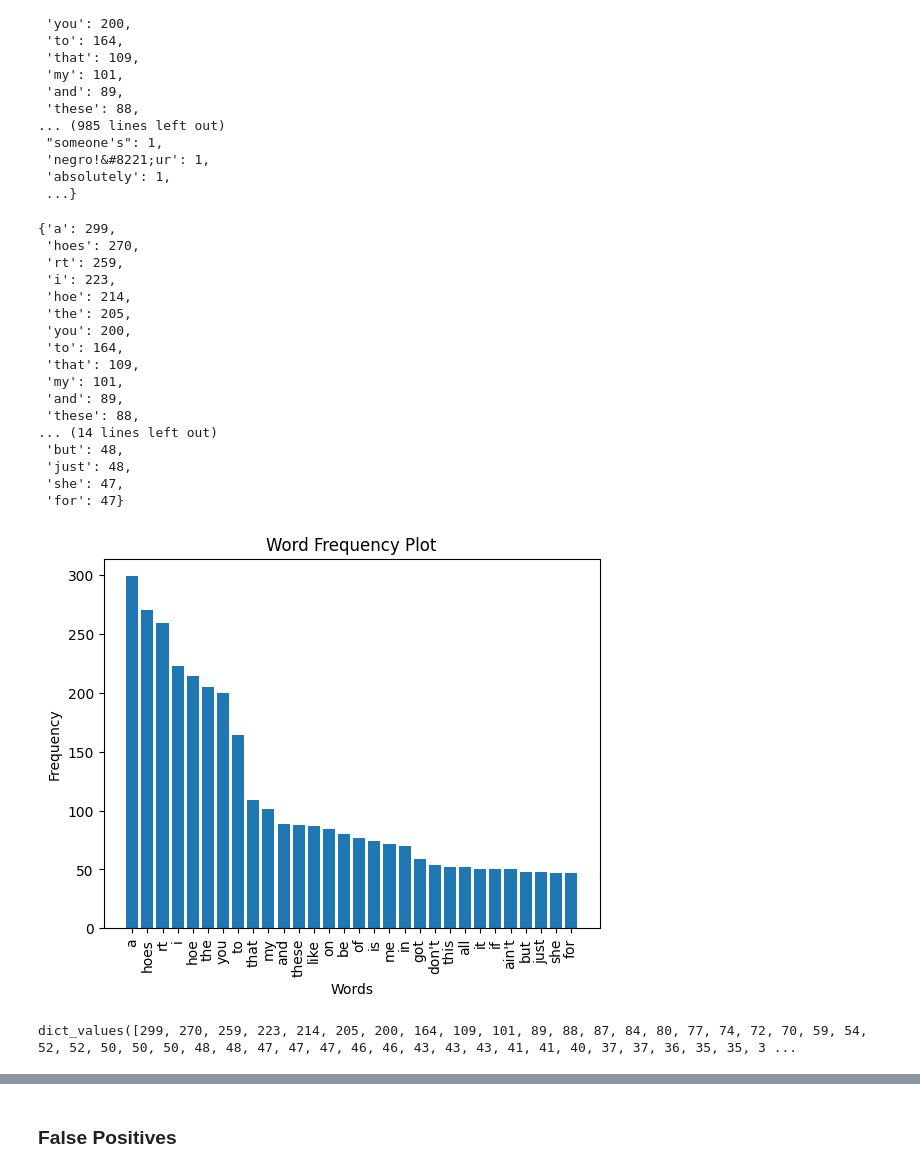
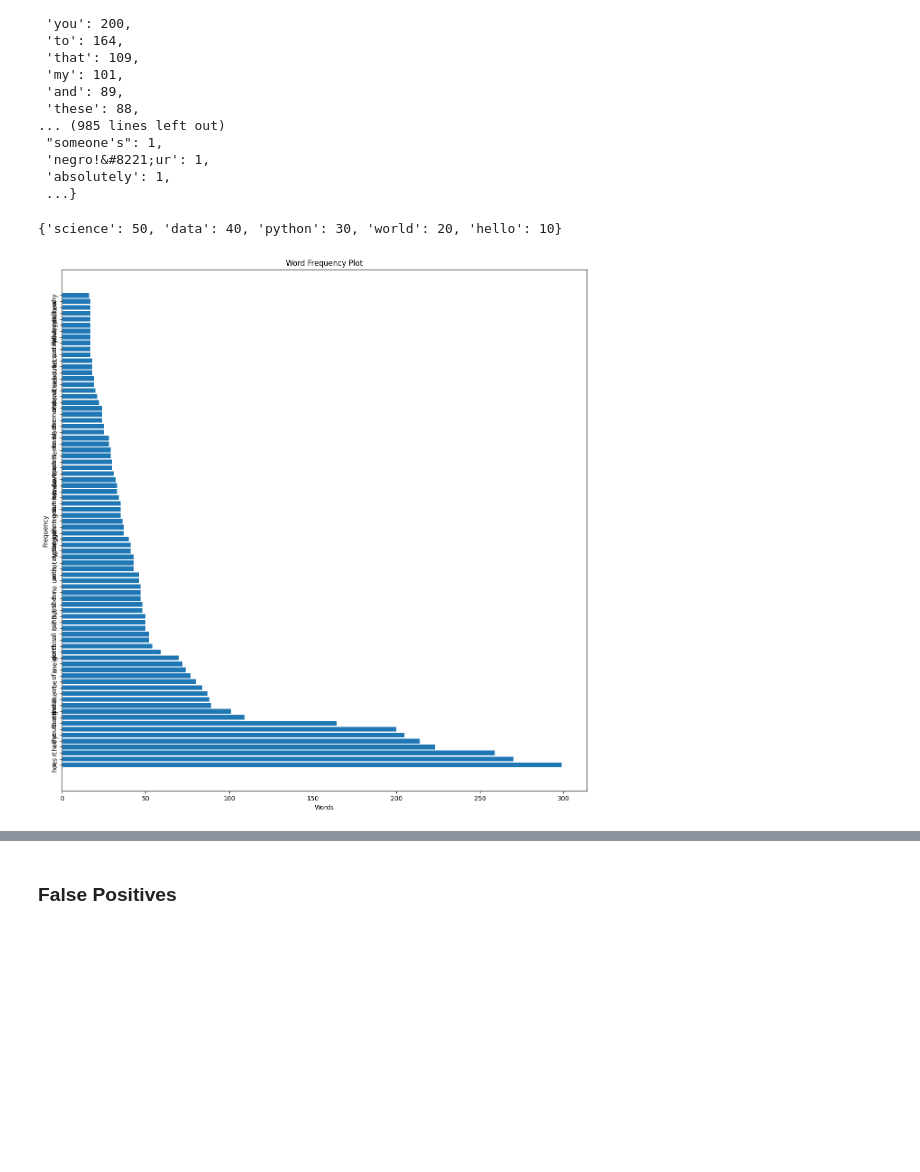
Before and after one commit to ellerywuyn/LEAR-lab, a Jupyter notebook: profanity_v3.ipynb, the cells around one changed output, grey strips where cells are left out. Cells and saved outputs as stored; diff of their text form; code cells hidden in the pictures; blank space fills up the shorter version.

```diff
--- a/profanity_v3.ipynb
+++ b/profanity_v3.ipynb
@@ -274,41 +274,40 @@ sorted_word_freq
  'absolutely': 1,
  ...}
 # %%
-first_30_items = dict(itertools.islice(sorted_word_freq.items(), 30))
+first_80_items = dict(itertools.islice(sorted_word_freq.items(), 80))
-# %%
-first_30_items
-# %% [output]
-{'a': 299,
- 'hoes': 270,
- 'rt': 259,
- 'i': 223,
- 'hoe': 214,
- 'the': 205,
- 'you': 200,
- 'to': 164,
- 'that': 109,
- 'my': 101,
- 'and': 89,
- 'these': 88,
-... (14 lines left out)
- 'but': 48,
- 'just': 48,
- 'she': 47,
- 'for': 47}
+# %%
+first_80_items
+# %% [output]
+{'science': 50, 'data': 40, 'python': 30, 'world': 20, 'hello': 10}
 # %%
+# Create a new figure object with a larger size
+first_80_items = dict(reversed(list(first_80_items.items())))
+
+
+
+fig = plt.figure(figsize=(15, 15))
+
 # Plot the word frequency as a bar plot
-plt.bar(range(len(first_30_items)), list(first_30_items.values()), align='center')
-plt.xticks(range(len(first_30_items)), list(first_30_items.keys()), rotation=90)
+plt.barh(range(len(first_80_items)), list(first_80_items.values())[::-1], align='center')
+plt.yticks(range(len(first_80_items)), list(first_80_items.keys())[::-1], rotation=90)
 plt.xlabel('Words')
 plt.ylabel('Frequency')
 plt.title('Word Frequency Plot')
+
+# Show the plot
 plt.show()
+
+
+
+# # Plot the word frequency as a bar plot
+# plt.barh(range(len(first_80_items)), list(first_80_items.values()), align='center')
+# plt.yticks(range(len(first_80_items)), list(first_80_items.keys()), rotation=90)
+# plt.xlabel('Words')
+# plt.ylabel('Frequency')
+# plt.title('Word Frequency Plot')
+# plt.show()
 # %% [output]
-[figure, old version]
+[figure, new version]
-# %%
-sorted_word_freq.values()
-# %% [output]
-dict_values([299, 270, 259, 223, 214, 205, 200, 164, 109, 101, 89, 88, 87, 84, 80, 77, 74, 72, 70, 59, 54, 52, 52, 50, 50, 50, 48, 48, 47, 47, 47, 46, 46, 43, 43, 43, 41, 41, 40, 37, 37, 36, 35, 35, 3 ...
 # %%
 # Create a trace for the bar chart
 trace = go.Bar(
```
Also changed, not shown: parts of 1 cell of this notebook.
